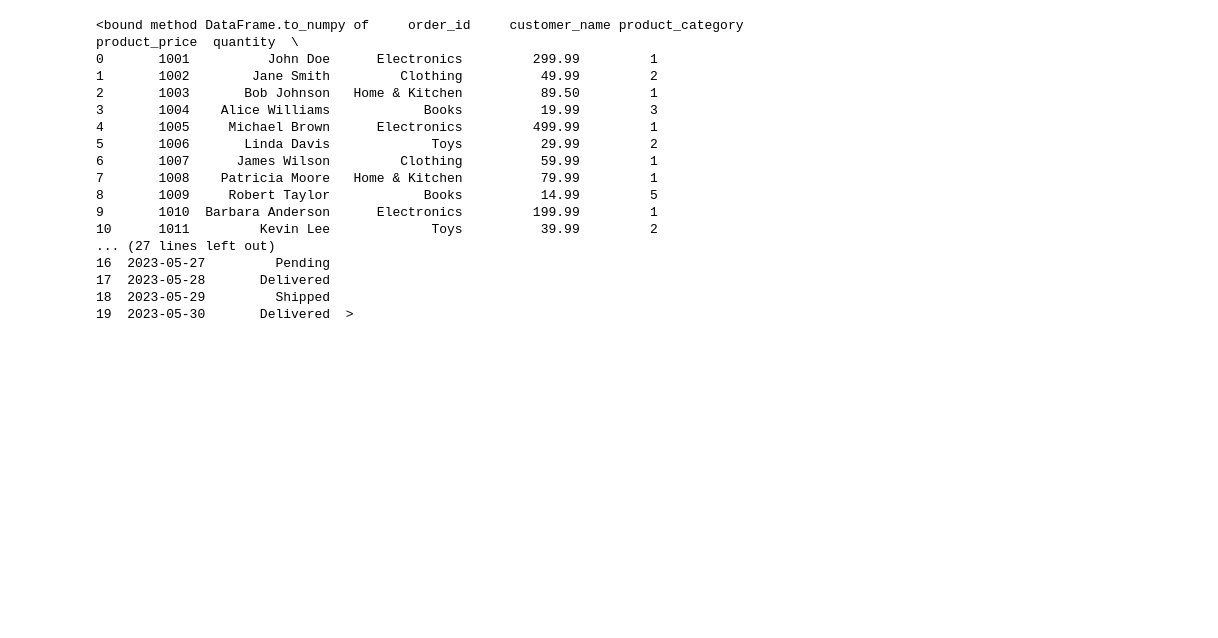
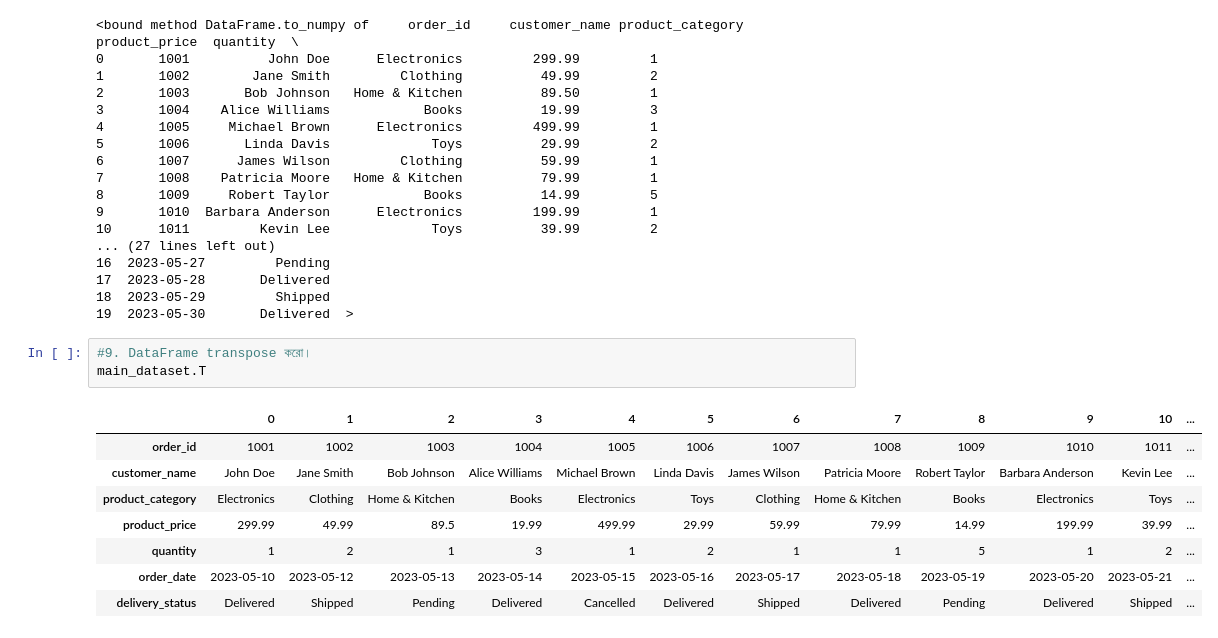
Before and after one commit to Md-Maruf-1727/LearningPractices, a Jupyter notebook: Pandas/Pandas6.ipynb, the cells around one changed output. Saved outputs shown, nothing was run; the diff lists cells and outputs as text; blank space fills up the shorter version.

```diff
--- a/Pandas/Pandas6.ipynb
+++ b/Pandas/Pandas6.ipynb
@@ -188,3 +222,15 @@ main_dataset.to_numpy
 17  2023-05-28       Delivered
 18  2023-05-29         Shipped
 19  2023-05-30       Delivered  >
+# %%
+#9.	DataFrame transpose করো।
+main_dataset.T
+# %% [output]
+|  | 0 | 1 | 2 | 3 | 4 | 5 | 6 | 7 | 8 | 9 | 10 | ... |
+| order_id | 1001 | 1002 | 1003 | 1004 | 1005 | 1006 | 1007 | 1008 | 1009 | 1010 | 1011 | ... |
+| customer_name | John Doe | Jane Smith | Bob Johnson | Alice Williams | Michael Brown | Linda Davis | James Wilson | Patricia Moore | Robert Taylor | Barbara Anderson | Kevin Lee | ... |
+| product_category | Electronics | Clothing | Home & Kitchen | Books | Electronics | Toys | Clothing | Home & Kitchen | Books | Electronics | Toys | ... |
+| product_price | 299.99 | 49.99 | 89.5 | 19.99 | 499.99 | 29.99 | 59.99 | 79.99 | 14.99 | 199.99 | 39.99 | ... |
+| quantity | 1 | 2 | 1 | 3 | 1 | 2 | 1 | 1 | 5 | 1 | 2 | ... |
+| order_date | 2023-05-10 | 2023-05-12 | 2023-05-13 | 2023-05-14 | 2023-05-15 | 2023-05-16 | 2023-05-17 | 2023-05-18 | 2023-05-19 | 2023-05-20 | 2023-05-21 | ... |
+| delivery_status | Delivered | Shipped | Pending | Delivered | Cancelled | Delivered | Shipped | Delivered | Pending | Delivered | Shipped | ... |
```
Also changed, not shown: parts of 19 cells of this notebook.
